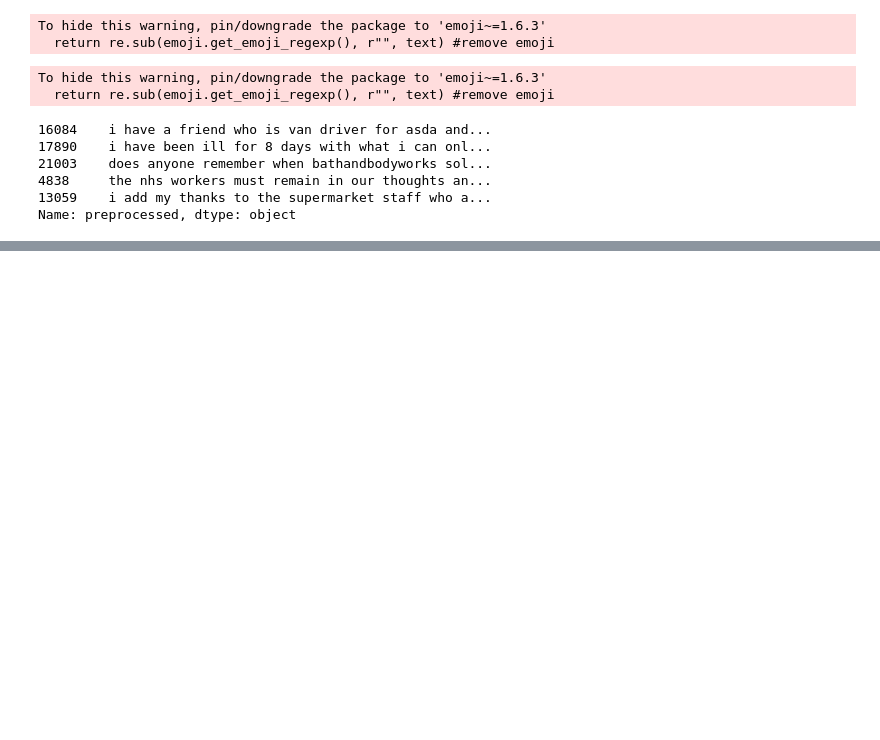
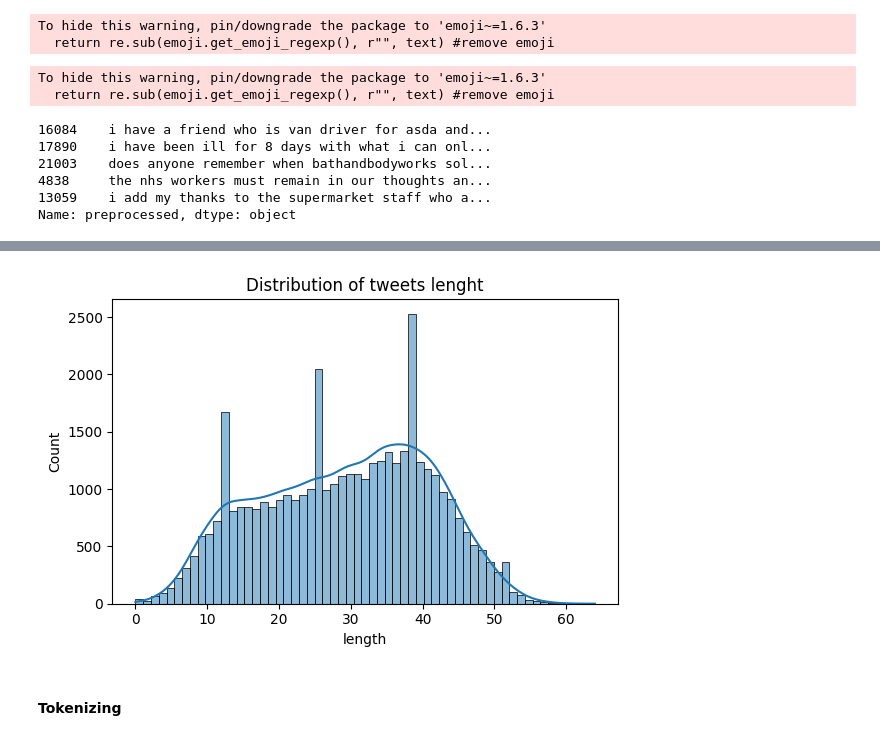
Before and after one commit to ProfessorBanner/Portfolio., a Jupyter notebook: Data Science/NLP.ipynb, the cells around one changed output, grey strips where cells are left out. Saved outputs shown, nothing was run; the diff lists cells and outputs as text; code cells hidden in the pictures; blank space fills up the shorter version.

```diff
--- a/Data Science/NLP.ipynb
+++ b/Data Science/NLP.ipynb
@@ -618,0 +617,10 @@ data_test['length']=data_test['preprocessed'].apply(lambda x: len(x.split()))
+# %%
+fig = plt.figure(figsize=(6,4))
+sns.histplot(data_train['length'],kde=True);
+plt.title(f"Distribution of tweets lenght")
+plt.tight_layout()
+plt.plot();
+# %% [output]
+[figure, added]
+# %% [markdown]
+#### Tokenizing
```
Also changed, not shown: parts of 26 cells of this notebook.
